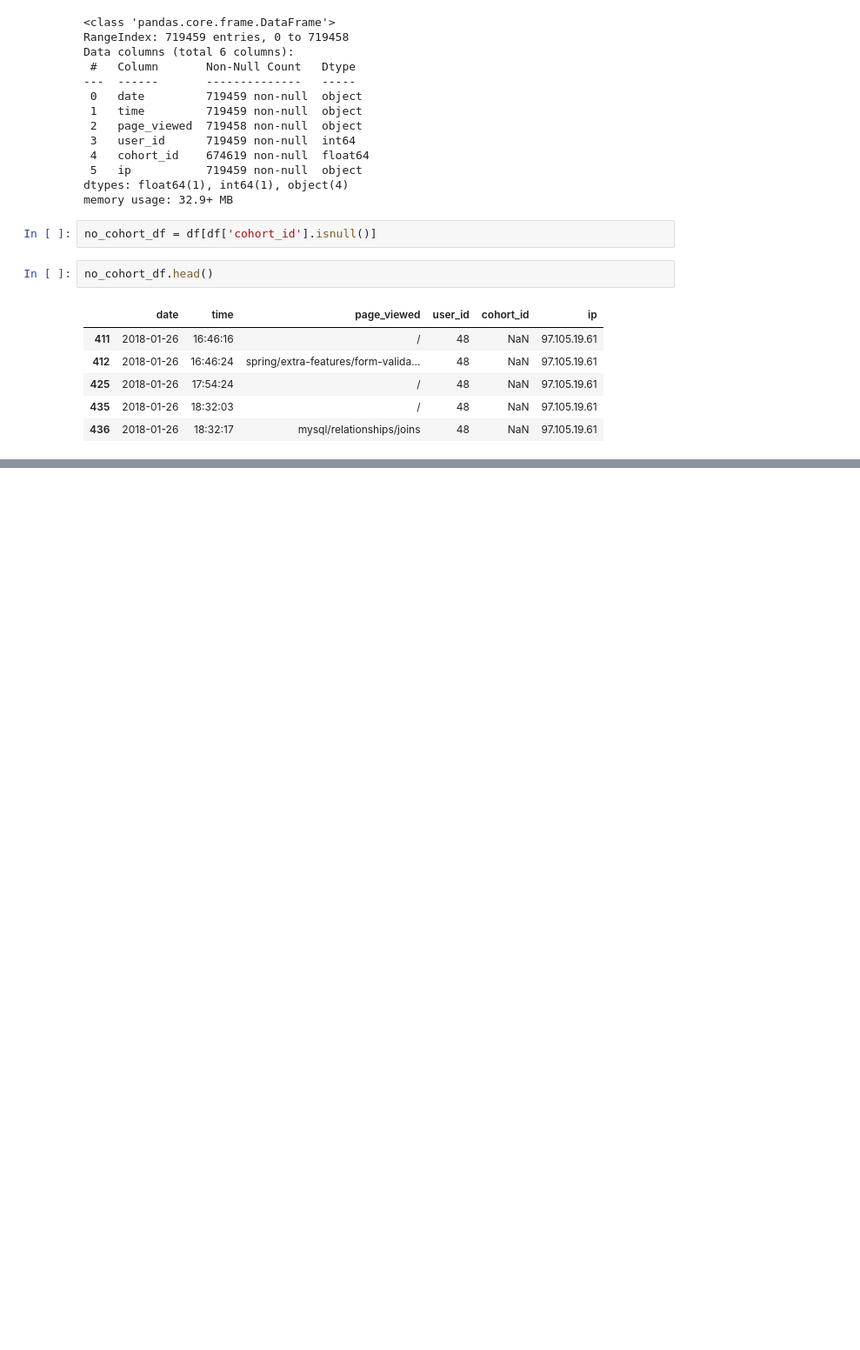
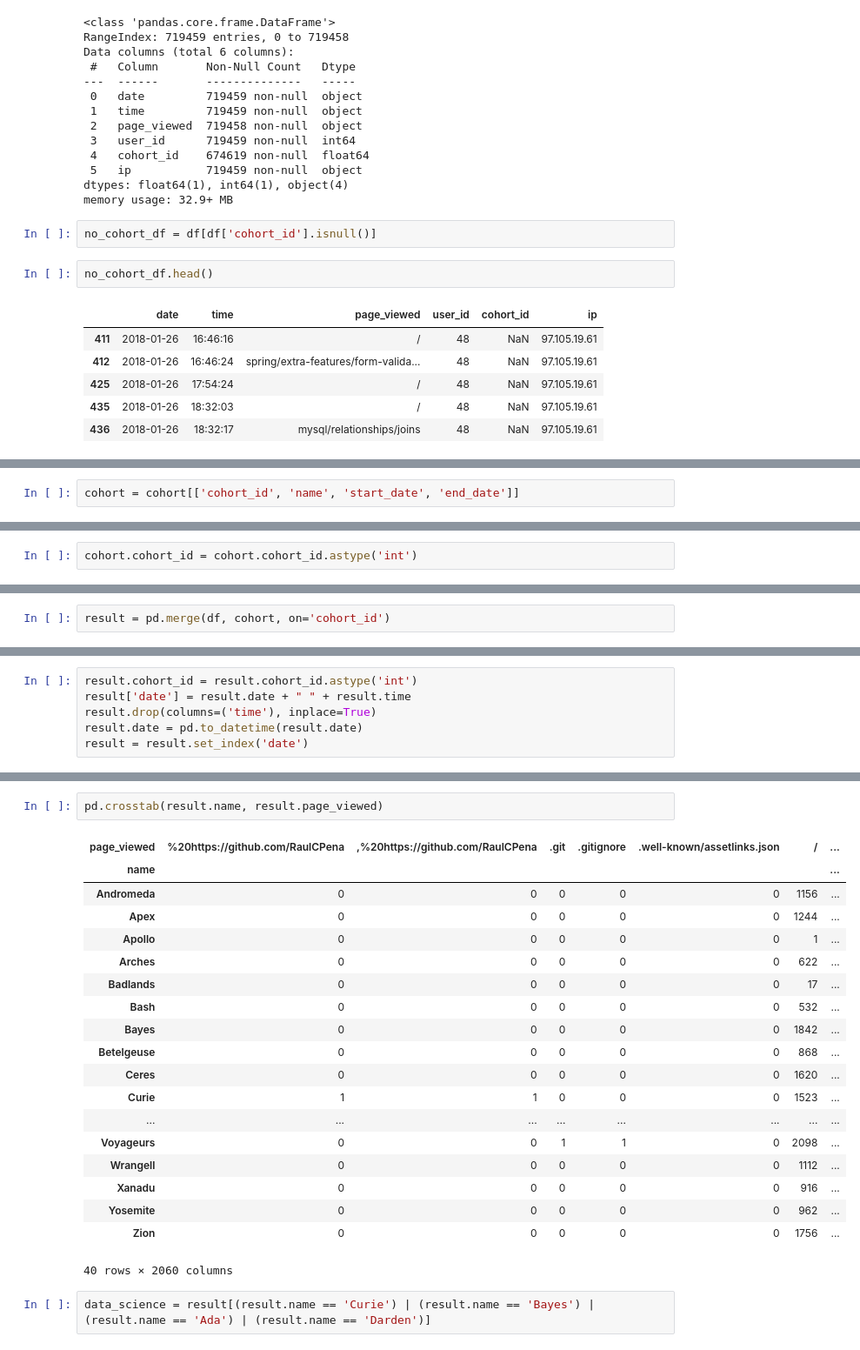
Before and after one commit to matt-c-knight/time-series-project, a Jupyter notebook: explore.ipynb, the cells around one changed output, grey strips where cells are left out. Shown at 87% size. Drawn from its saved outputs; the diff is of its cells as text; blank space fills up the shorter version.

```diff
--- a/explore.ipynb
+++ b/explore.ipynb
@@ -95,0 +143,2 @@ df = df.set_index('date')
+# %%
+cohort = cohort[['cohort_id', 'name', 'start_date', 'end_date']]
@@ -95,0 +168,2 @@ df = df.set_index('date')
+# %%
+cohort.cohort_id = cohort.cohort_id.astype('int')
@@ -95,0 +190,2 @@ df = df.set_index('date')
+# %%
+result = pd.merge(df, cohort, on='cohort_id')
@@ -95,0 +220,6 @@ df = df.set_index('date')
+# %%
+result.cohort_id = result.cohort_id.astype('int')
+result['date'] = result.date + " " + result.time
+result.drop(columns=('time'), inplace=True)
+result.date = pd.to_datetime(result.date)
+result = result.set_index('date')
@@ -95,0 +256,24 @@ df = df.set_index('date')
+# %%
+pd.crosstab(result.name, result.page_viewed)
+# %% [output]
+| page_viewed | %20https://github.com/RaulCPena | ,%20https://github.com/RaulCPena | .git | .gitignore | .well-known/assetlinks.json | / | ... |
+| name |  |  |  |  |  |  | ... |
+| Andromeda | 0 | 0 | 0 | 0 | 0 | 1156 | ... |
+| Apex | 0 | 0 | 0 | 0 | 0 | 1244 | ... |
+| Apollo | 0 | 0 | 0 | 0 | 0 | 1 | ... |
+| Arches | 0 | 0 | 0 | 0 | 0 | 622 | ... |
+| Badlands | 0 | 0 | 0 | 0 | 0 | 17 | ... |
+| Bash | 0 | 0 | 0 | 0 | 0 | 532 | ... |
+| Bayes | 0 | 0 | 0 | 0 | 0 | 1842 | ... |
+| Betelgeuse | 0 | 0 | 0 | 0 | 0 | 868 | ... |
+| Ceres | 0 | 0 | 0 | 0 | 0 | 1620 | ... |
+| Curie | 1 | 1 | 0 | 0 | 0 | 1523 | ... |
+| ... | ... | ... | ... | ... | ... | ... | ... |
+| Voyageurs | 0 | 0 | 1 | 1 | 0 | 2098 | ... |
+| Wrangell | 0 | 0 | 0 | 0 | 0 | 1112 | ... |
+| Xanadu | 0 | 0 | 0 | 0 | 0 | 916 | ... |
+| Yosemite | 0 | 0 | 0 | 0 | 0 | 962 | ... |
+| Zion | 0 | 0 | 0 | 0 | 0 | 1756 | ... |
+40 rows × 2060 columns
+# %%
+data_science = result[(result.name == 'Curie') | (result.name == 'Bayes') | (result.name == 'Ada') | (result.name == 'Darden')]
```
Also changed, not shown: parts of 27 cells of this notebook.
